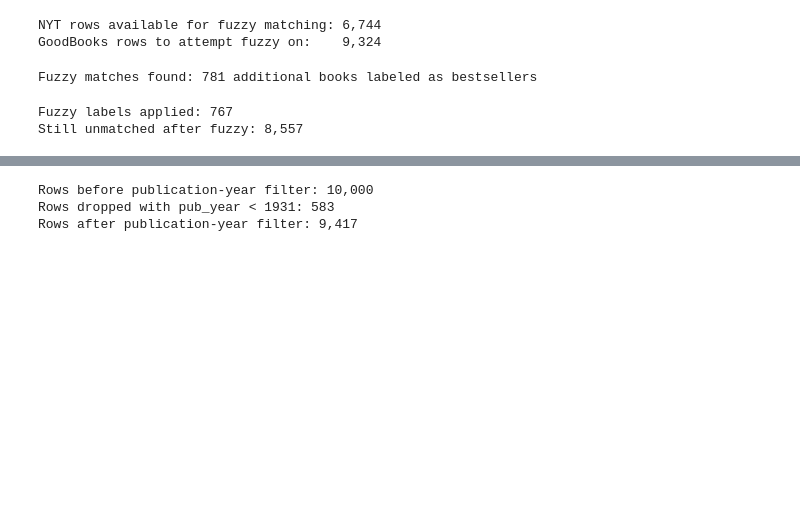
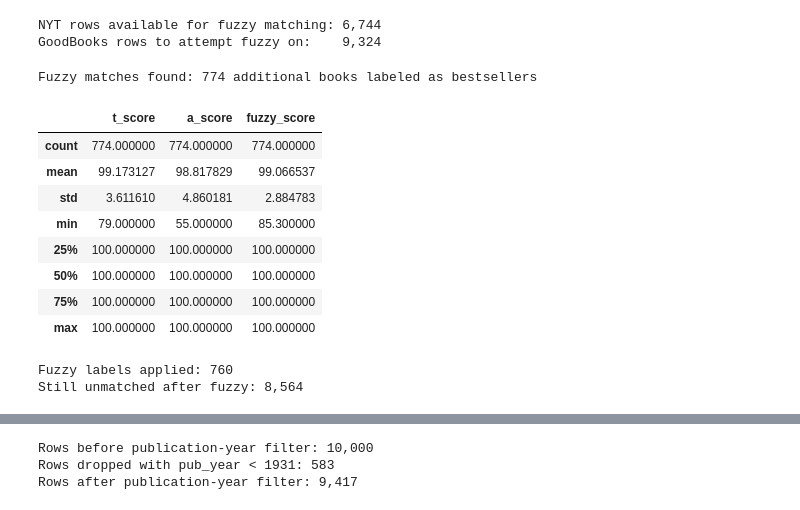
Before and after one commit to Erdos-Projects/summer26-book-commercial-success, a Jupyter notebook: EDA/book_success_merge.ipynb, the cells around one changed output, grey strips where cells are left out. Saved outputs shown, nothing was run; the diff lists cells and outputs as text; code cells hidden in the pictures; blank space fills up the shorter version.

```diff
--- a/EDA/book_success_merge.ipynb
+++ b/EDA/book_success_merge.ipynb
@@ -941,12 +922,13 @@ NYT rows available for fuzzy matching: 6,744
 GoodBooks rows to attempt fuzzy on:    9,324
 # %%
 # ── 5i. Run fuzzy matching ───────────────────────────────────────────────
-# Runtime: typically 5–15 min for ~9,000 unmatched books × ~4,000 NYT titles.
+# Runtime:
 # The early-exit (title score < 65) cuts most comparisons short.
 
 from tqdm.auto import tqdm
 
 FUZZY_THRESHOLD = 85   # combined score threshold (0–100). Raise for more precision.
+AUTHOR_FLOOR = 55   # independent minimum
 
 unmatched_df = pre_fuzzy[pre_fuzzy['nyt_bestseller'].isna()].copy()
 
@@ -961,6 +943,7 @@ for _, row in tqdm(unmatched_df.iterrows(), total=len(unmatched_df), desc='Fuzzy
 
     best_score    = 0.0
     best_nyt_idx  = None
+    best_t_score, best_a_score = None, None
 
     for nyt_idx, ntitle, nauthor in zip(nyt_fuzzy_index, nyt_fuzzy_titles, nyt_fuzzy_authors):
         # Fast early exit — skip if titles share almost nothing
@@ -968,22 +951,42 @@ for _, row in tqdm(unmatched_df.iterrows(), total=len(unmatched_df), desc='Fuzzy
         if t_score < 65:
             continue
         a_score  = fuzz.partial_ratio(bauthor, nauthor)
+
+        if a_score < AUTHOR_FLOOR:      # NEW — reject weak author matches outright,
+            continue                    # regardless of how good the title match is
+
         combined = 0.7 * t_score + 0.3 * a_score
         if combined > best_score:
             best_score   = combined
             best_nyt_idx = nyt_idx
+            best_t_score = t_score
+            best_a_score = a_score
 
     if best_score >= FUZZY_THRESHOLD and best_nyt_idx is not None:
         fuzzy_results.append({
             'gb_id':       row['gb_id'],
             'nyt_idx':     best_nyt_idx,
-            'fuzzy_score': best_score
+            'fuzzy_score': best_score,
+            't_score':     best_t_score,
+            'a_score':     best_a_score
         })
 
 fuzzy_df = pd.DataFrame(fuzzy_results)
 print(f'\nFuzzy matches found: {len(fuzzy_df):,} additional books labeled as bestsellers')
 # %% [output]
-Fuzzy matches found: 781 additional books labeled as bestsellers
+Fuzzy matches found: 774 additional books labeled as bestsellers
+# %%
+fuzzy_df[['t_score','a_score','fuzzy_score']].describe()
+# %% [output]
+|  | t_score | a_score | fuzzy_score |
+| count | 774.000000 | 774.000000 | 774.000000 |
+| mean | 99.173127 | 98.817829 | 99.066537 |
+| std | 3.611610 | 4.860181 | 2.884783 |
+| min | 79.000000 | 55.000000 | 85.300000 |
+| 25% | 100.000000 | 100.000000 | 100.000000 |
+| 50% | 100.000000 | 100.000000 | 100.000000 |
+| 75% | 100.000000 | 100.000000 | 100.000000 |
+| max | 100.000000 | 100.000000 | 100.000000 |
 # %%
 # ── 5j. Apply fuzzy labels to pre_fuzzy ──────────────────────────────────
 # Patch the NYT label columns into pre_fuzzy for each fuzzy match.
@@ -991,7 +994,8 @@ Fuzzy matches found: 781 additional books labeled as bestsellers
 # identified by gb_id.
 
 NYT_LABEL_COLS = [
-    'nyt_bestseller', 'weeks_on_list', 'best_rank_achieved', 'nyt_first_year', 'debut_rank'
+    'nyt_bestseller', 'weeks_on_list', 'best_rank_achieved',
+    'nyt_first_year', 'debut_rank', 'nyt_title', 'nyt_author',
 ]
 
 # Build a gb_id → row-index lookup for fast assignment
@@ -1014,6 +1018,8 @@ if len(fuzzy_df) > 0:
             pre_fuzzy.at[gb_idx, 'best_rank_achieved']= nyt_row.get('best_rank_achieved', pd.NA)
             pre_fuzzy.at[gb_idx, 'nyt_first_year']    = nyt_row.get('nyt_first_year',    pd.NA)
             pre_fuzzy.at[gb_idx, 'debut_rank']        = nyt_row.get('debut_rank',        pd.NA)
+            pre_fuzzy.at[gb_idx, 'nyt_title']         = nyt_row.get('title',  pd.NA)
+            pre_fuzzy.at[gb_idx, 'nyt_author']        = nyt_row.get('author', pd.NA)
             pre_fuzzy.at[gb_idx, 'match_method']      = 'fuzzy_title_author'
             fuzzy_hit_count += 1
 
@@ -1022,6 +1028,6 @@ print(f'Still unmatched after fuzzy: {pre_fuzzy["nyt_bestseller"].isna().sum():,
 assert len(pre_fuzzy) == EXPECTED_ROWS, 'Row count changed after fuzzy pass!'
 assert pre_fuzzy['gb_id'].is_unique, 'gb_id duplicated after fuzzy pass!'
 # %% [output]
-Fuzzy labels applied: 767
-Still unmatched after fuzzy: 8,557
+Fuzzy labels applied: 760
+Still unmatched after fuzzy: 8,564
 # %%
```
Also changed, not shown: parts of 18 cells of this notebook, 11 other files.
